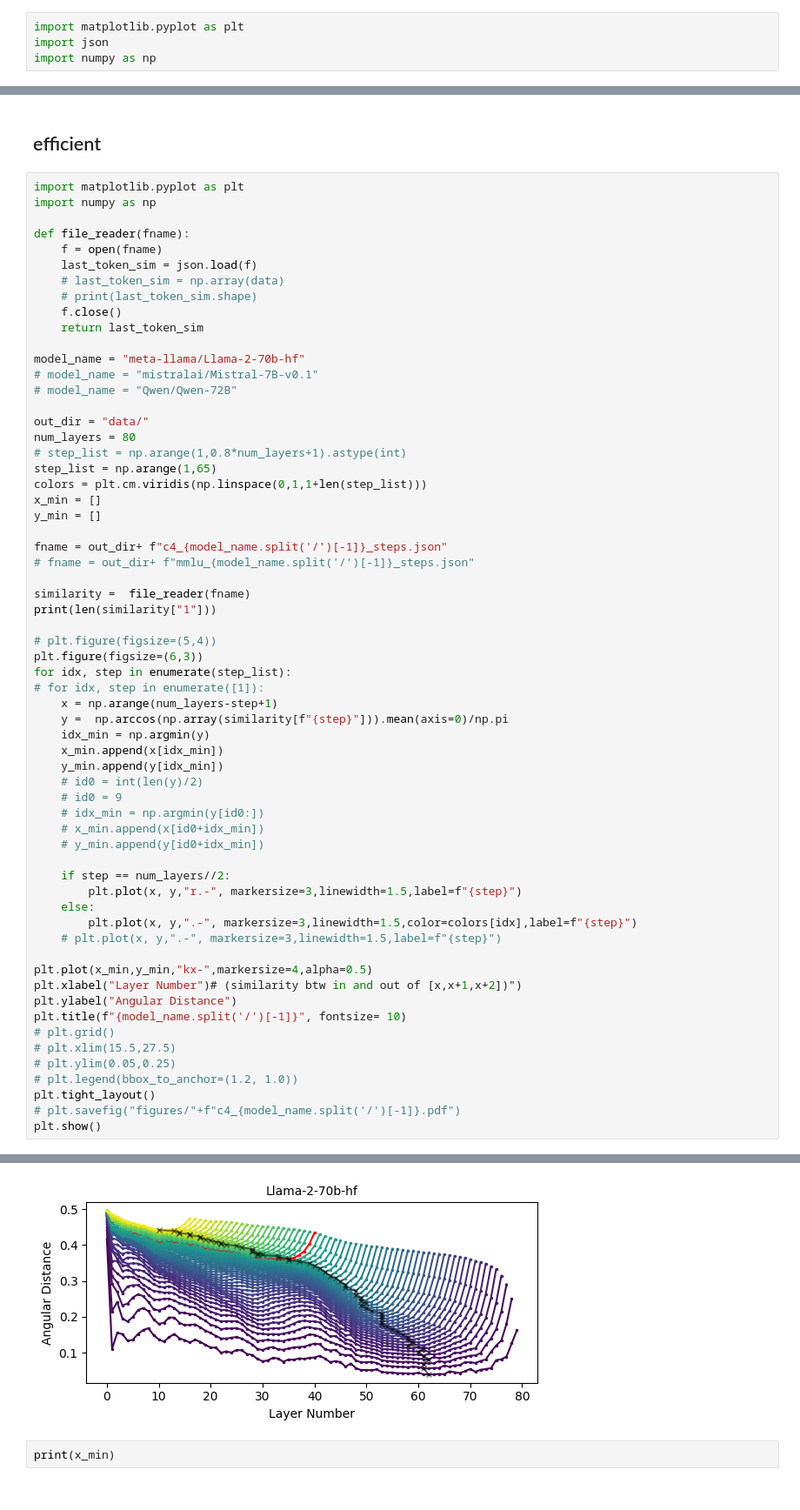
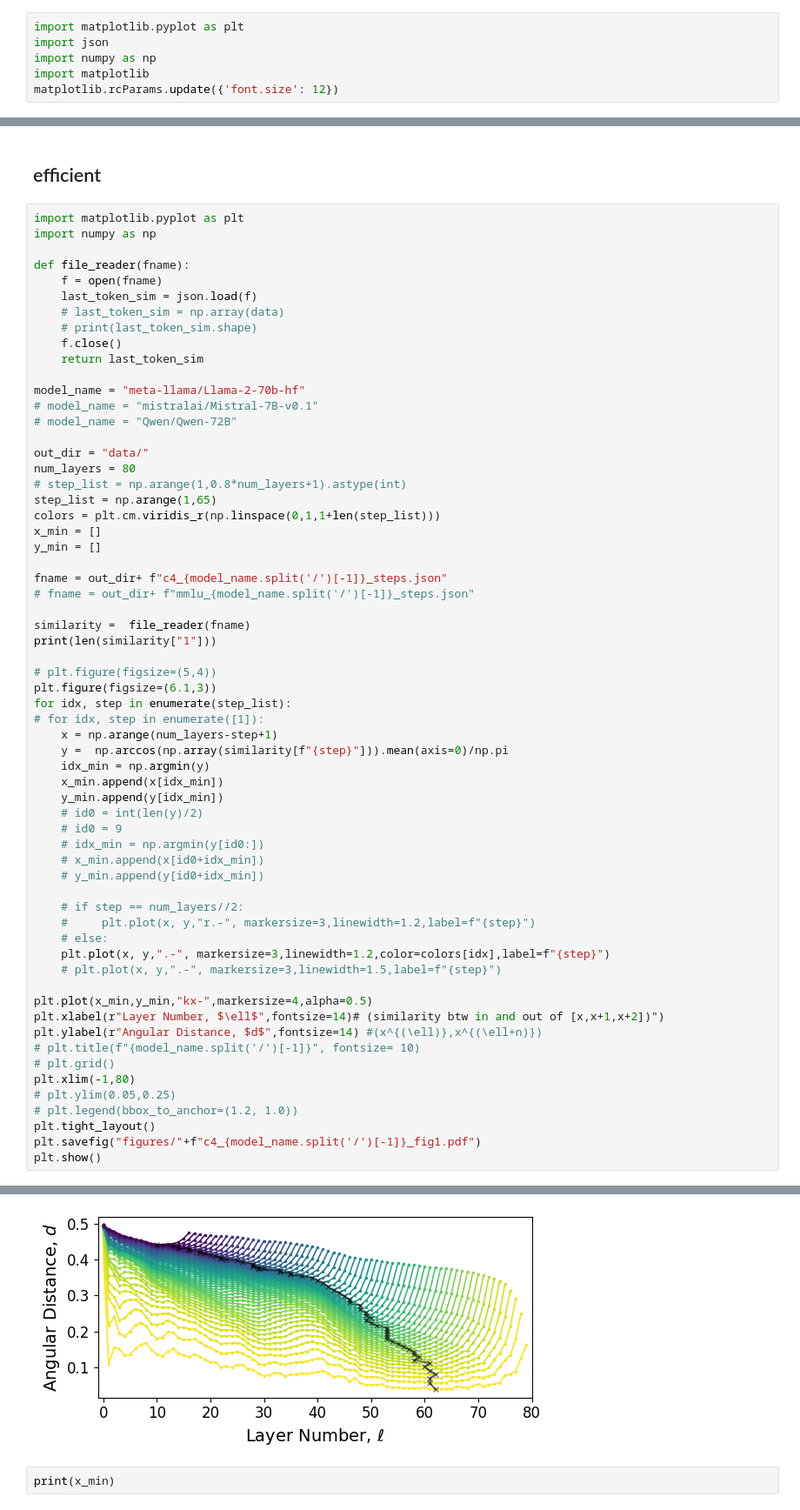
Before and after one commit to hassan-shap/llm-benchmarks, a Jupyter notebook: forward pass/pp_cossim.ipynb, the cells around one changed output, grey strips where cells are left out. Shown at 87% size. Cells and saved outputs as stored; diff of their text form.

```diff
--- a/forward pass/pp_cossim.ipynb
+++ b/forward pass/pp_cossim.ipynb
@@ -2,6 +2,8 @@
 import matplotlib.pyplot as plt
 import json
 import numpy as np
+import matplotlib
+matplotlib.rcParams.update({'font.size': 12})
 # %%
 def file_reader(fname):
     f = open(fname)
@@ -116,51 +118,51 @@ out_dir = "data/"
 num_layers = 80
 # step_list = np.arange(1,0.8*num_layers+1).astype(int)
 step_list = np.arange(1,65)
-colors = plt.cm.viridis(np.linspace(0,1,1+len(step_list)))
+colors = plt.cm.viridis_r(np.linspace(0,1,1+len(step_list)))
 x_min = []
 y_min = []
 
 fname = out_dir+ f"c4_{model_name.split('/')[-1]}_steps.json"
 # fname = out_dir+ f"mmlu_{model_name.split('/')[-1]}_steps.json"
 
 similarity =  file_reader(fname)
 print(len(similarity["1"]))
 
 # plt.figure(figsize=(5,4))
-plt.figure(figsize=(6,3))
+plt.figure(figsize=(6.1,3))
 for idx, step in enumerate(step_list):
 # for idx, step in enumerate([1]):
     x = np.arange(num_layers-step+1)
     y =  np.arccos(np.array(similarity[f"{step}"])).mean(axis=0)/np.pi
     idx_min = np.argmin(y)
     x_min.append(x[idx_min])
     y_min.append(y[idx_min])
     # id0 = int(len(y)/2)
     # id0 = 9
     # idx_min = np.argmin(y[id0:])
     # x_min.append(x[id0+idx_min])
     # y_min.append(y[id0+idx_min])
 
-    if step == num_layers//2:
-        plt.plot(x, y,"r.-", markersize=3,linewidth=1.5,label=f"{step}")
-    else:
-        plt.plot(x, y,".-", markersize=3,linewidth=1.5,color=colors[idx],label=f"{step}")
+    # if step == num_layers//2:
+    #     plt.plot(x, y,"r.-", markersize=3,linewidth=1.2,label=f"{step}")
+    # else:
+    plt.plot(x, y,".-", markersize=3,linewidth=1.2,color=colors[idx],label=f"{step}")
     # plt.plot(x, y,".-", markersize=3,linewidth=1.5,label=f"{step}")
 
 plt.plot(x_min,y_min,"kx-",markersize=4,alpha=0.5)
-plt.xlabel("Layer Number")# (similarity btw in and out of [x,x+1,x+2])")
-plt.ylabel("Angular Distance")
-plt.title(f"{model_name.split('/')[-1]}", fontsize= 10)
+plt.xlabel(r"Layer Number, $\ell$",fontsize=14)# (similarity btw in and out of [x,x+1,x+2])")
+plt.ylabel(r"Angular Distance, $d$",fontsize=14) #(x^{(\ell)},x^{(\ell+n)})
+# plt.title(f"{model_name.split('/')[-1]}", fontsize= 10)
 # plt.grid()
-# plt.xlim(15.5,27.5)
+plt.xlim(-1,80)
 # plt.ylim(0.05,0.25)
 # plt.legend(bbox_to_anchor=(1.2, 1.0))
 plt.tight_layout()
-# plt.savefig("figures/"+f"c4_{model_name.split('/')[-1]}.pdf")
+plt.savefig("figures/"+f"c4_{model_name.split('/')[-1]}_fig1.pdf")
 plt.show()
 # %% [output]
 2288
-[figure, old version]
+[figure, new version]
 # %%
 print(x_min)
 # %% [output]
```
Also changed, not shown: parts of 3 cells of this notebook, 7 other files.
